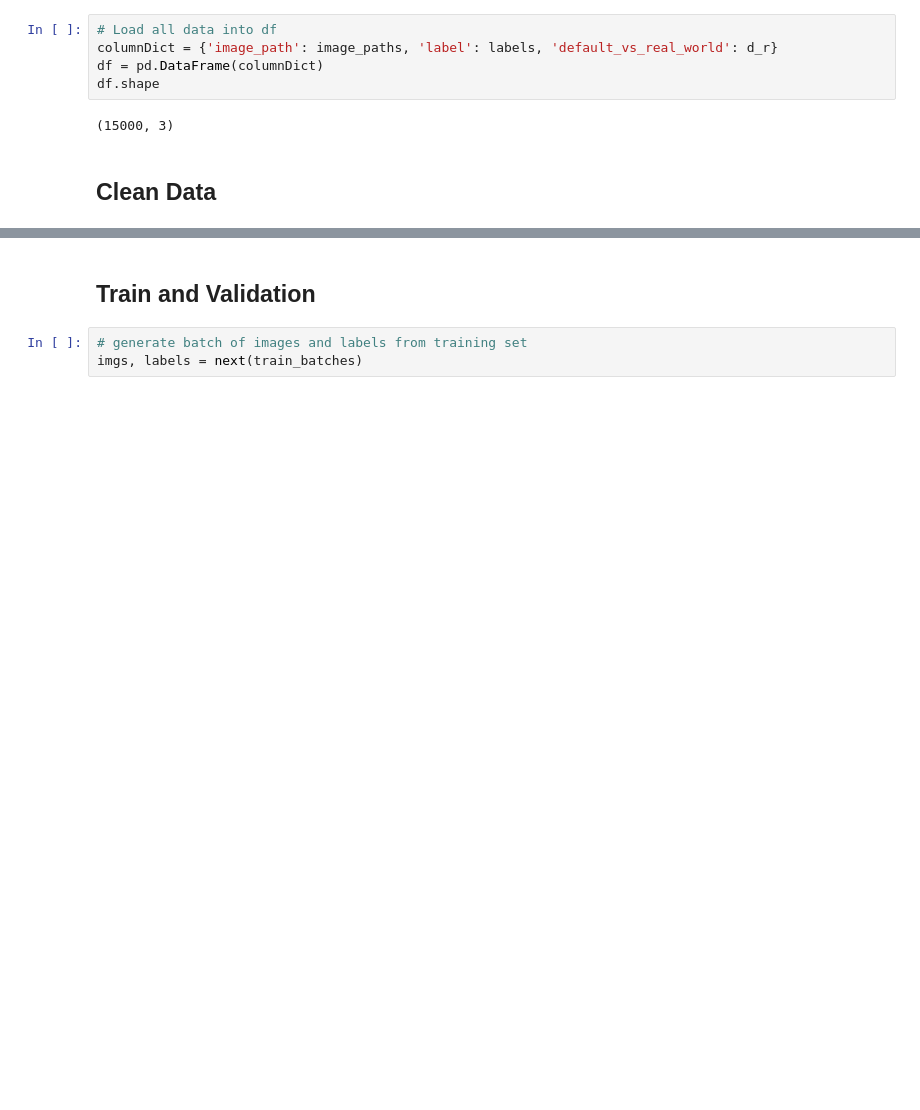
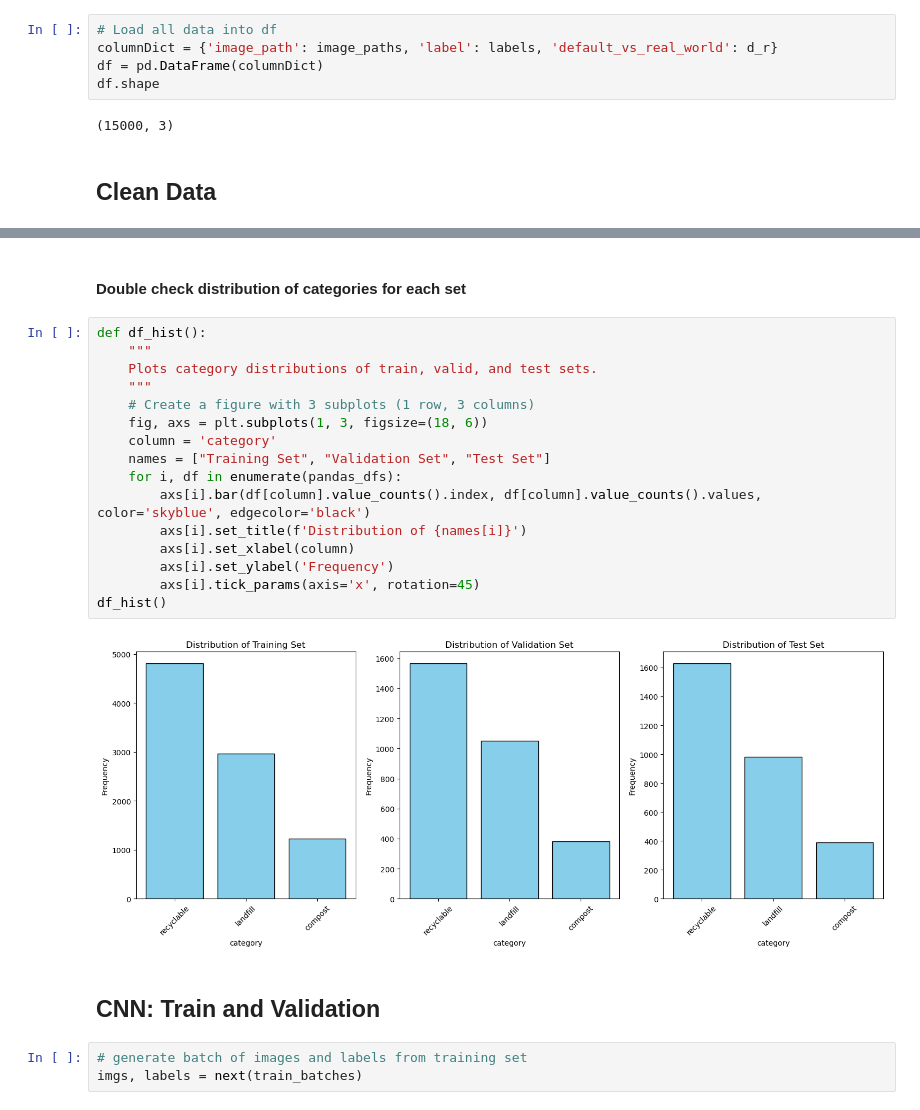
Before and after one commit to dklopstein/waste-sorting-classifier, a Jupyter notebook: CNN.ipynb, the cells around one changed output, grey strips where cells are left out. Drawn from its saved outputs; the diff is of its cells as text; blank space fills up the shorter version.

```diff
--- a/CNN.ipynb
+++ b/CNN.ipynb
@@ -175,5 +179,25 @@ Found 750 validated image filenames belonging to 3 classes.
+# %% [markdown]
+#### Double check distribution of categories for each set
+# %%
+def df_hist():
+    """
+    Plots category distributions of train, valid, and test sets.
+    """
+    # Create a figure with 3 subplots (1 row, 3 columns)
+    fig, axs = plt.subplots(1, 3, figsize=(18, 6))
+    column = 'category'
+    names = ["Training Set", "Validation Set", "Test Set"]
+    for i, df in enumerate(pandas_dfs):
+        axs[i].bar(df[column].value_counts().index, df[column].value_counts().values, color='skyblue', edgecolor='black')
+        axs[i].set_title(f'Distribution of {names[i]}')
+        axs[i].set_xlabel(column)
+        axs[i].set_ylabel('Frequency')
+        axs[i].tick_params(axis='x', rotation=45)
+df_hist()
+# %% [output]
+[figure, added]
 # %% [markdown]
-## Train and Validation
+## CNN: Train and Validation
 # %%
 # generate batch of images and labels from training set
 imgs, labels = next(train_batches)
```
Also changed, not shown: parts of 25 cells of this notebook.
